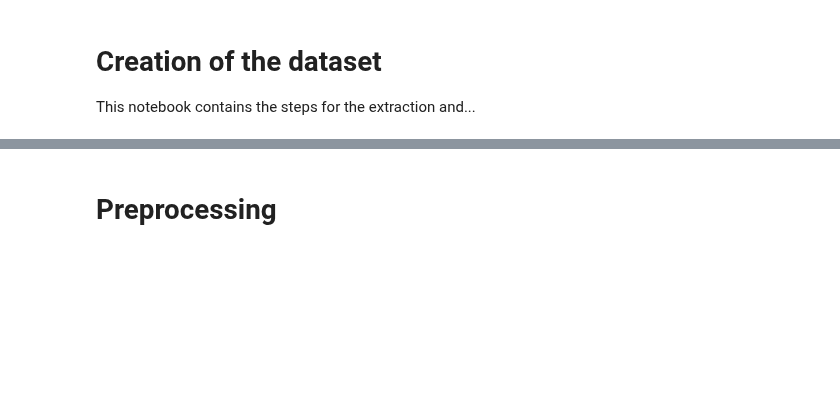
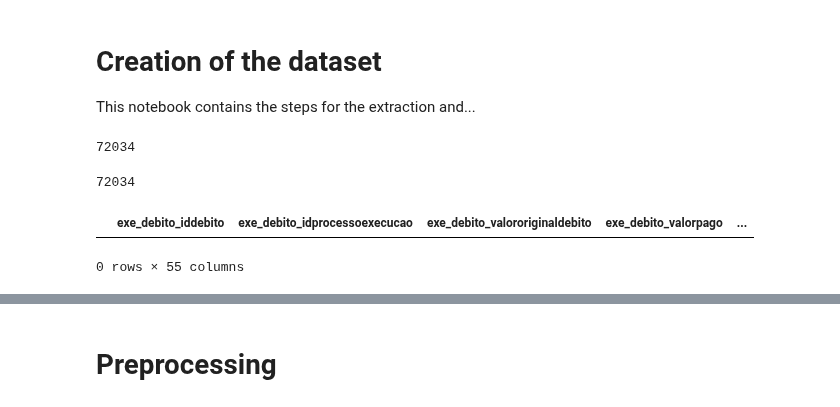
Before and after one commit to eduardoplima/tce-debtor-clustering, a Jupyter notebook: notebooks/dataset_creation.ipynb, the cells around one changed output, grey strips where cells are left out. Drawn from its saved outputs; the diff is of its cells as text; code cells hidden in the pictures; blank space fills up the shorter version.

```diff
--- a/notebooks/dataset_creation.ipynb
+++ b/notebooks/dataset_creation.ipynb
@@ -308,3 +320,18 @@ df = pd.read_csv('../data/public/raw/tcern_debtors_dataset.csv', dtype=dtype_map
+# %%
+len(df)
+# %% [output]
+72034
+# %%
+#remove canceled debts
+df = df[df['exe_debito_codigosituacaodivida'].isin([1,2,3])]
+len(df)
+# %% [output]
+72034
+# %%
+df[df['exe_debito_codigosituacaodivida'].isin([3])]
+# %% [output]
+|  | exe_debito_iddebito | exe_debito_idprocessoexecucao | exe_debito_valororiginaldebito | exe_debito_valorpago | ... |
+0 rows × 55 columns
 # %%
 df.columns
 # %% [output]
```
Also changed, not shown: parts of 16 cells of this notebook, 2 other files.
